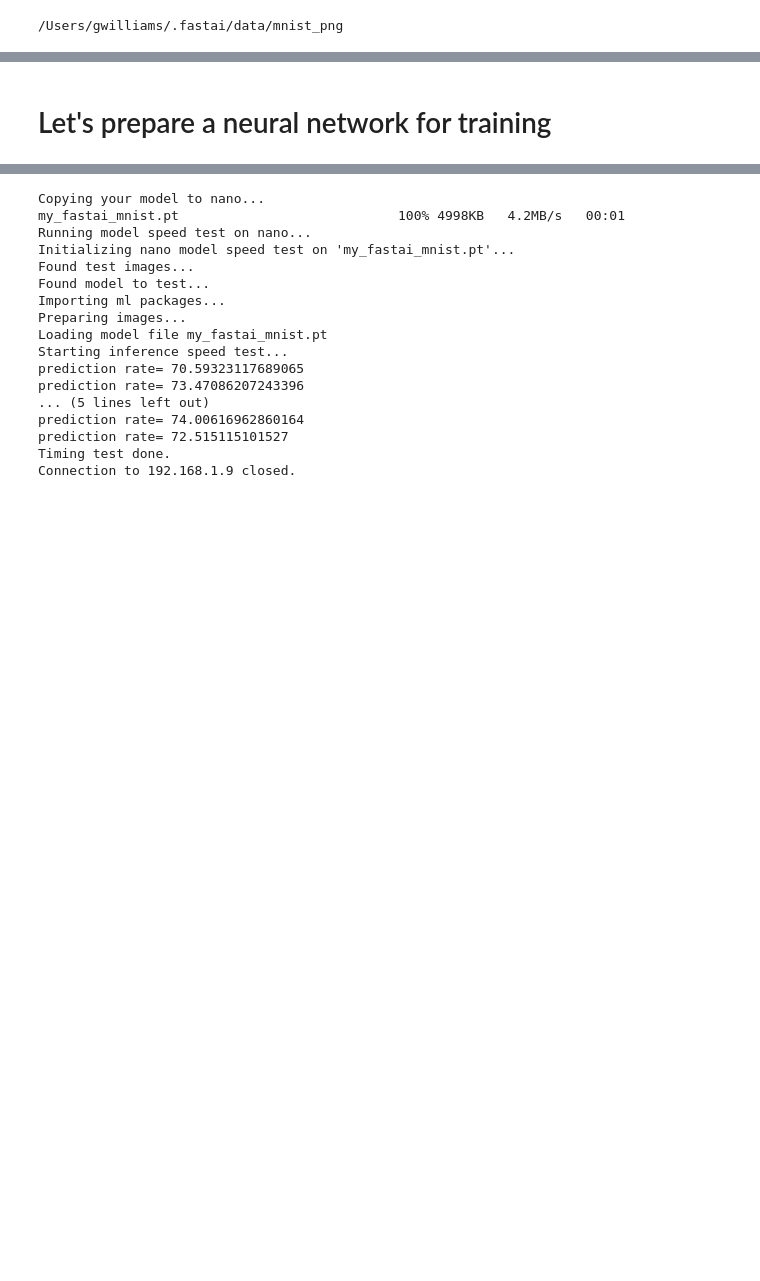
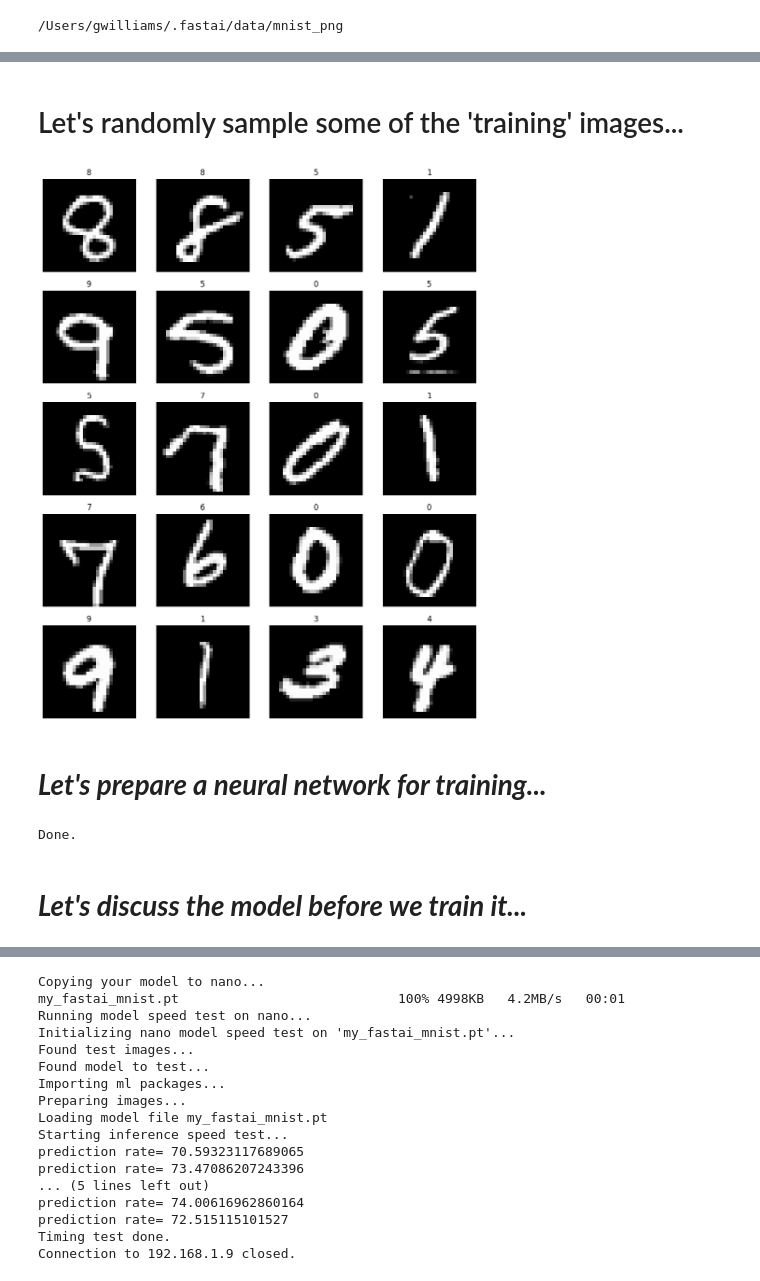
Before and after one commit to sourcesync/seemap2003, a Jupyter notebook: 05_seemapld2023_fastai_mnist.ipynb, the cells around one changed output, grey strips where cells are left out. Drawn from its saved outputs; the diff is of its cells as text; code cells hidden in the pictures; blank space fills up the shorter version.

```diff
--- a/05_seemapld2023_fastai_mnist.ipynb
+++ b/05_seemapld2023_fastai_mnist.ipynb
@@ -49,6 +62,18 @@ loaders.train.show_batch(max_n=4, nrows=1)
+# %% [markdown]
+# Let's randomly sample some of the 'training' images...
+# %%
+img_loader.train.show_batch(max_n=20, nrows=5)
+# %% [output]
+[figure, added]
 # %% [markdown]
-# Let's prepare a neural network for training
+# ***Let's prepare a neural network for training...***
 # %%
-# squeezenet default fast ai learner
-learn = vision_learner(loaders, squeezenet1_0, loss_func=nn.CrossEntropyLoss(), metrics=accuracy)
+# create a fastai learning with the CNN model called 'squeezenet'
+learner = vision_learner(loaders,
+                         squeezenet1_0, # <-Yikes!  What is that?
+                         metrics=accuracy)
 print("Done.")
+# %% [output]
+Done.
+# %% [markdown]
+# ***Let's discuss the model before we train it...***
```
Also changed, not shown: parts of 22 cells of this notebook, 3 other files.
